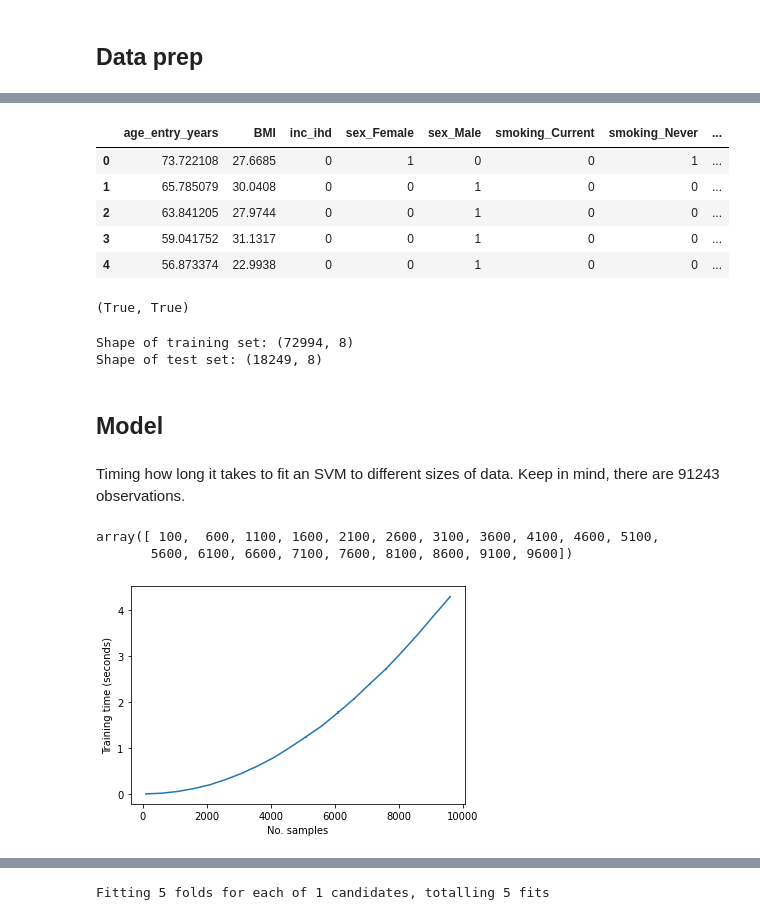
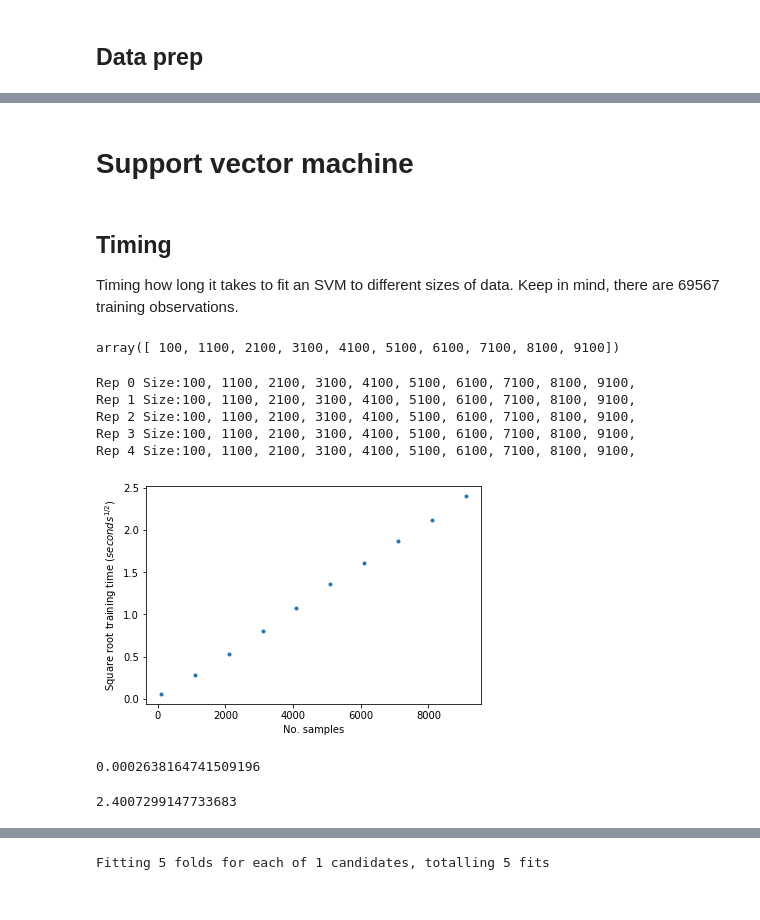
Before and after one commit to abramschon/accel, a Jupyter notebook: notebooks/svm.ipynb, the cells around one changed output, grey strips where cells are left out. Saved outputs shown, nothing was run; the diff lists cells and outputs as text; code cells hidden in the pictures.

Commit message:
Adds timing for svm

```diff
--- a/notebooks/svm.ipynb
+++ b/notebooks/svm.ipynb
@@ -14,14 +15,6 @@ from accel.read_data import load_data, load_xy, dataset_split, to_numpy_cont
 # %% [markdown]
 ## Data prep
 # %%
-features_of_interest = ['age_entry_years', 'sex', 'smoking', 'BMI', 'inc_ihd']
-categorical_features = ['sex', 'smoking']
-numeric_features = list(set(features_of_interest) - set(categorical_features))
-response = 'acc.overall.avg'
-
-X, y = load_xy("../data/health_data/dataset-with-preprocessing-done.csv",
-               features_of_interest,
-               response
-               )
-#Check for null values
-X[X.isnull().any(axis=1)]
+X_train, X_val, X_test, y_train, y_val, y_test, means_modes = prep_data(DATA_DIR / "shared/reduced-cohort.csv",
+                                                                        sets=(DEMO, PHYSICAL),
+                                                                        one_hot = True)
@@ -41,58 +33,51 @@ X.head()
-# %%
-# encode categorical variables
-X_enc = pd.get_dummies(X, columns=categorical_features)
-X_enc.head()
-# %% [output]
-|  | age_entry_years | BMI | inc_ihd | sex_Female | sex_Male | smoking_Current | smoking_Never | ... |
-| 0 | 73.722108 | 27.6685 | 0 | 1 | 0 | 0 | 1 | ... |
-| 1 | 65.785079 | 30.0408 | 0 | 0 | 1 | 0 | 0 | ... |
-| 2 | 63.841205 | 27.9744 | 0 | 0 | 1 | 0 | 0 | ... |
-| 3 | 59.041752 | 31.1317 | 0 | 0 | 1 | 0 | 0 | ... |
-| 4 | 56.873374 | 22.9938 | 0 | 0 | 1 | 0 | 0 | ... |
-# %%
-X_cont = to_numpy_cont(X_enc)
-y_cont = to_numpy_cont(y)
-X_cont.flags["C_CONTIGUOUS"], y_cont.flags["C_CONTIGUOUS"]
-# %% [output]
-(True, True)
-# %%
-# Split into training and testing, 80:20
-X_train, X_test, y_train, y_test = dataset_split(X_cont, y_cont, 0.2)
-
-print("Shape of training set:", X_train.shape)
-print("Shape of test set:", X_test.shape)
-# %% [output]
-Shape of training set: (72994, 8)
-Shape of test set: (18249, 8)
 # %% [markdown]
-## Model
+# Support vector machine
 # %%
 from time import time
 from sklearn import svm
 from accel.training import model_tune, score
 # %% [markdown]
-Timing how long it takes to fit an SVM to different sizes of data. Keep in mind, there are 91243 observations.
+## Timing
+Timing how long it takes to fit an SVM to different sizes of data. Keep in mind, there are 69567 training observations.
 # %%
-Ns = np.arange(100,10001,500)
+Ns = np.arange(100,10001,1000)
 Ns
 # %% [output]
-array([ 100,  600, 1100, 1600, 2100, 2600, 3100, 3600, 4100, 4600, 5100,
-       5600, 6100, 6600, 7100, 7600, 8100, 8600, 9100, 9600])
+array([ 100, 1100, 2100, 3100, 4100, 5100, 6100, 7100, 8100, 9100])
 # %%
 reps = 5
 times = np.zeros((reps,len(Ns)))
 
 for r in range(reps):
+    print("Rep",r, "Size:", end="")
     for i in range(len(Ns)):
+        print(Ns[i],end=", ")
         N = Ns[i]
-        clf = svm.SVR()
+        clf = svm.SVR() # default SVR with an RBF kernel
         start = time()
-        clf.fit(X_train[:N], y_train[:N ]) #train model and tim
+        clf.fit(X_train[:N], y_train[:N ]) #train model and time
         times[r,i] = time() - start
+    print()
+# %% [output]
+Rep 0 Size:100, 1100, 2100, 3100, 4100, 5100, 6100, 7100, 8100, 9100,
+Rep 1 Size:100, 1100, 2100, 3100, 4100, 5100, 6100, 7100, 8100, 9100,
+Rep 2 Size:100, 1100, 2100, 3100, 4100, 5100, 6100, 7100, 8100, 9100,
+Rep 3 Size:100, 1100, 2100, 3100, 4100, 5100, 6100, 7100, 8100, 9100,
+Rep 4 Size:100, 1100, 2100, 3100, 4100, 5100, 6100, 7100, 8100, 9100,
 # %%
-plt.errorbar(Ns, np.mean(times,axis=0), np.std(times,axis=0))
+plt.plot(Ns, np.sqrt(np.mean(times,axis=0)), ".")
 plt.xlabel("No. samples")
-plt.ylabel("Training time (seconds)")
+plt.ylabel("Square root training time ($seconds^{1/2}$)")
 plt.show()
 # %% [output]
-[figure, old version]
+[figure, new version]
+# %%
+root_mean_times = np.sqrt(np.mean(times,axis=0))
+m = root_mean_times[-1] / Ns[-1]
+m
+# %% [output]
+0.0002638164741509196
+# %%
+(m * 9100)
+# %% [output]
+2.4007299147733683
```
Also changed, not shown: parts of 14 cells of this notebook.
